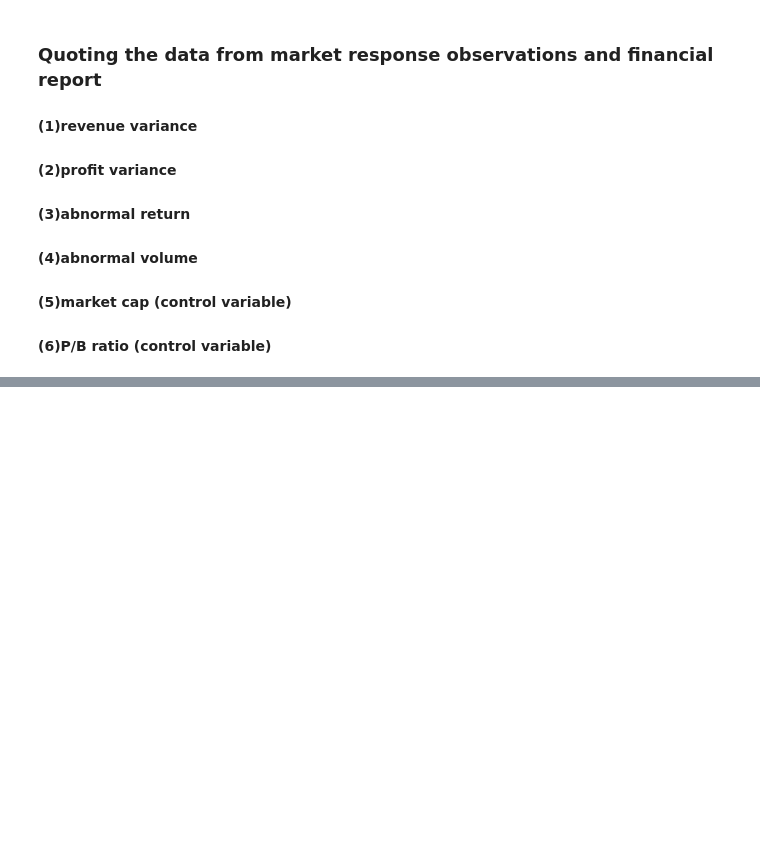
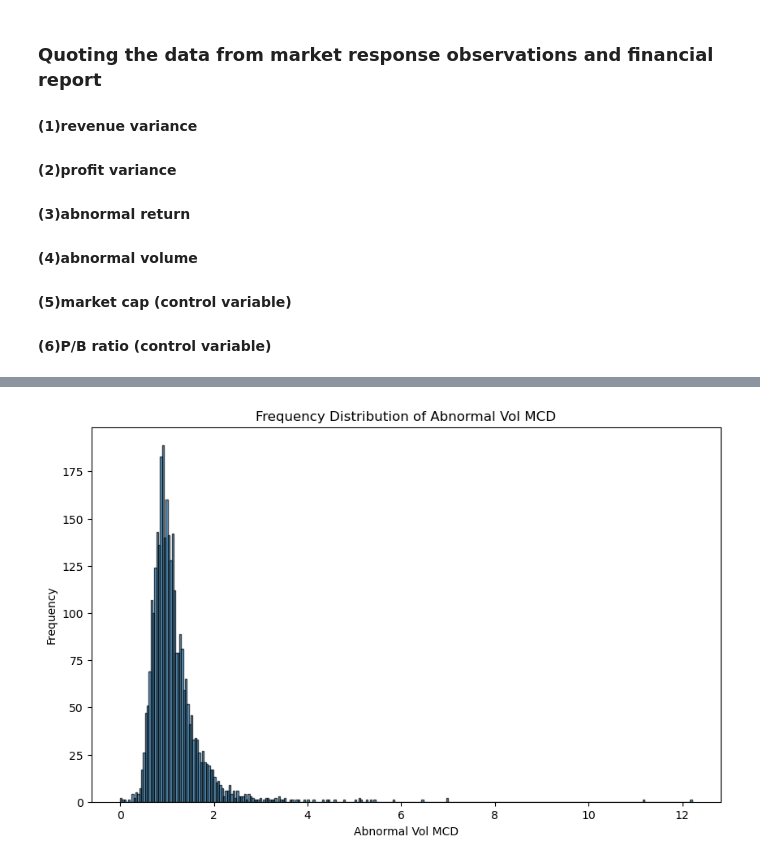
Before and after one commit to suchitranayak1998/10ksentimentalanalysis, a Jupyter notebook: Hypothesis_testing.ipynb, the cells around one changed output, grey strips where cells are left out. Saved outputs shown, nothing was run; the diff lists cells and outputs as text; code cells hidden in the pictures; blank space fills up the shorter version.

```diff
--- a/Hypothesis_testing.ipynb
+++ b/Hypothesis_testing.ipynb
@@ -97,0 +389,21 @@ target_dim.to_csv('target_dim.csv')
+# %%
+import matplotlib.pyplot as plt
+
+# 假设 merged_df 是您的 DataFrame，并且它包含一个名为 'abnormal_vol_mcd' 的列
+# 下面的代码将绘制 'abnormal_vol_mcd' 的频率分布图
+
+# 设置图形的尺寸
+plt.figure(figsize=(10, 6))
+
+# 绘制直方图，您可以调整 bins 的数量来改变条形的精细度
+plt.hist(merged_df['abnormal_vol_mcd'], bins=300, alpha=0.7, edgecolor='black')
+
+# 添加图形的标题和坐标轴标签
+plt.title('Frequency Distribution of Abnormal Vol MCD')
+plt.xlabel('Abnormal Vol MCD')
+plt.ylabel('Frequency')
+
+# 显示图形
+plt.show()
+# %% [output]
+[figure, added]
```
Also changed, not shown: parts of 38 cells of this notebook.
